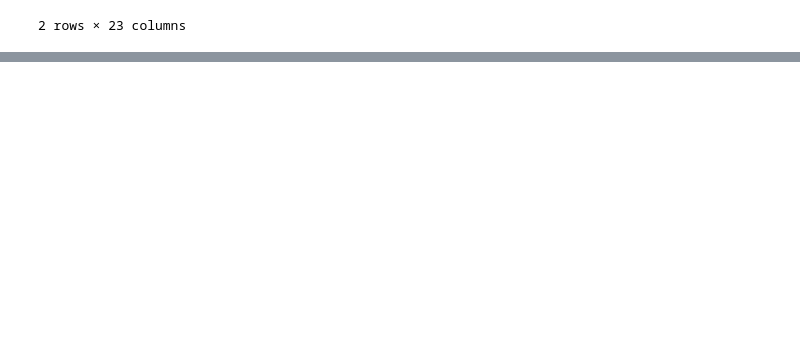
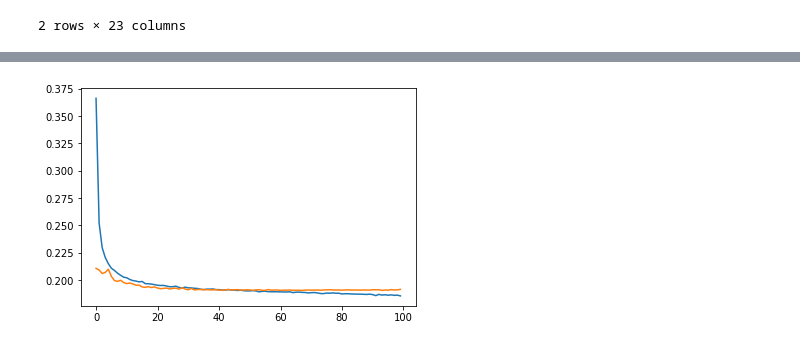
Before and after one commit to bthakr1/python_small_programs, a Jupyter notebook: python_small/batch_normalization_and_dropout.ipynb, the cells around one changed output, grey strips where cells are left out. Drawn from its saved outputs; the diff is of its cells as text; code cells hidden in the pictures; blank space fills up the shorter version.

Commit message:
added some more data to the code

```diff
--- a/python_small/batch_normalization_and_dropout.ipynb
+++ b/python_small/batch_normalization_and_dropout.ipynb
@@ -107,0 +117,9 @@ def
+# %%
+X_train = preprocessor.fit_transform(X_train)
+X_valid = preprocessor.fit_transform(X_valid)
+
+y_train = y_train / 100
+y_valid = y_valid / 100
+
+input_shape = [X_train.shape[1]]
+print("Input Shape : {}".format(input_shape))
@@ -107,0 +128,13 @@ def
+# %%
+model = keras.Sequential([
+            # First layer
+            layers.Dense(units=128, activation='relu', input_shape=input_shape),
+            # Add Dropout
+            layers.Dropout(0.3),
+            # Second Layer
+            layers.Dense(units=64, activation='relu'),
+            # Second Dropout
+            layers.Dropout(0.3),
+            # Final layer
+            layers.Dense(units=1),
+])
@@ -107,0 +162,21 @@ def
+# %%
+model.compile(
+        optimizer='adam',
+        loss='mae',
+        metrics=['mse','mae'],
+)
+# %%
+history = model.fit(
+                    X_train,y_train,
+                    validation_data=(X_valid,y_valid),
+                    batch_size=512,
+                    epochs=100,
+                    verbose=0,
+)
+# %%
+history_df = pd.DataFrame(history.history)
+
+plt.plot(history_df.loc[0:,['loss','val_loss']])
+plt.show()
+# %% [output]
+[figure, added]
```
Also changed, not shown: parts of 16 cells of this notebook, 7 other files.
